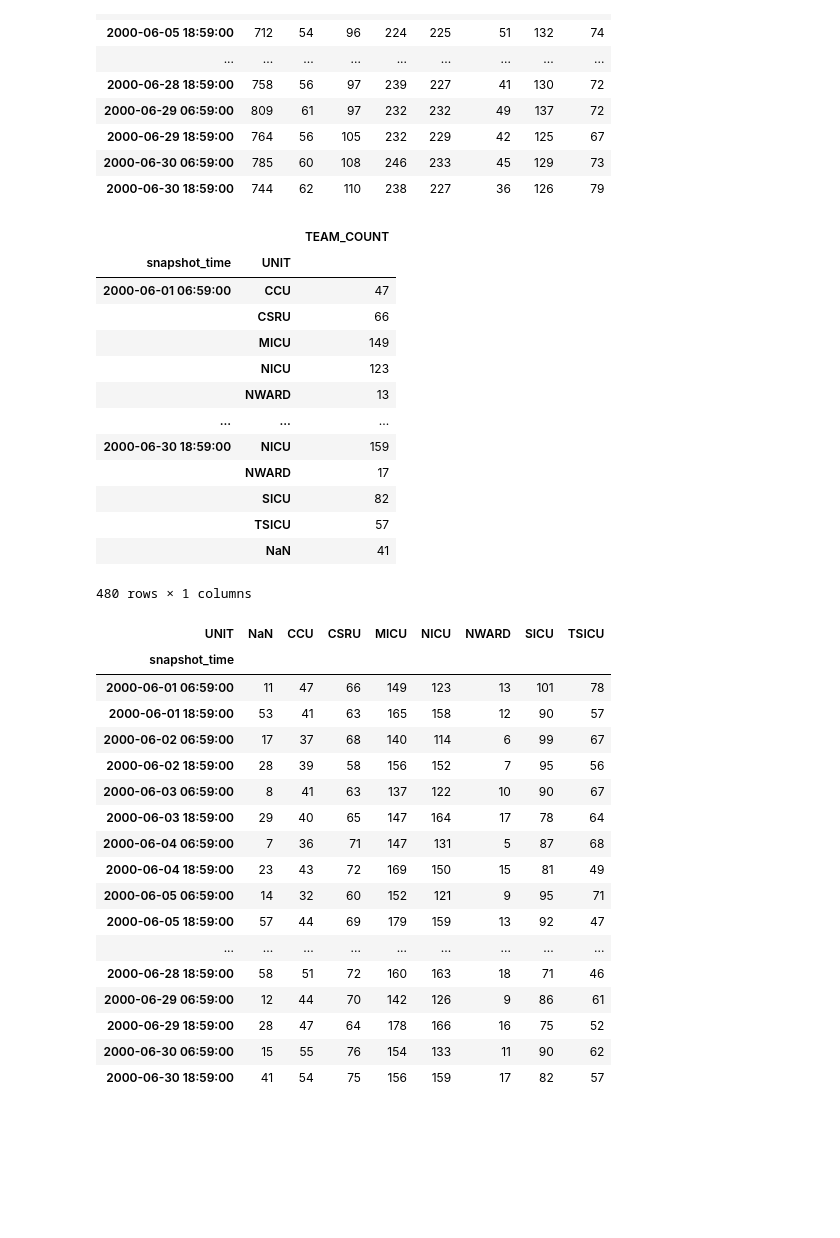
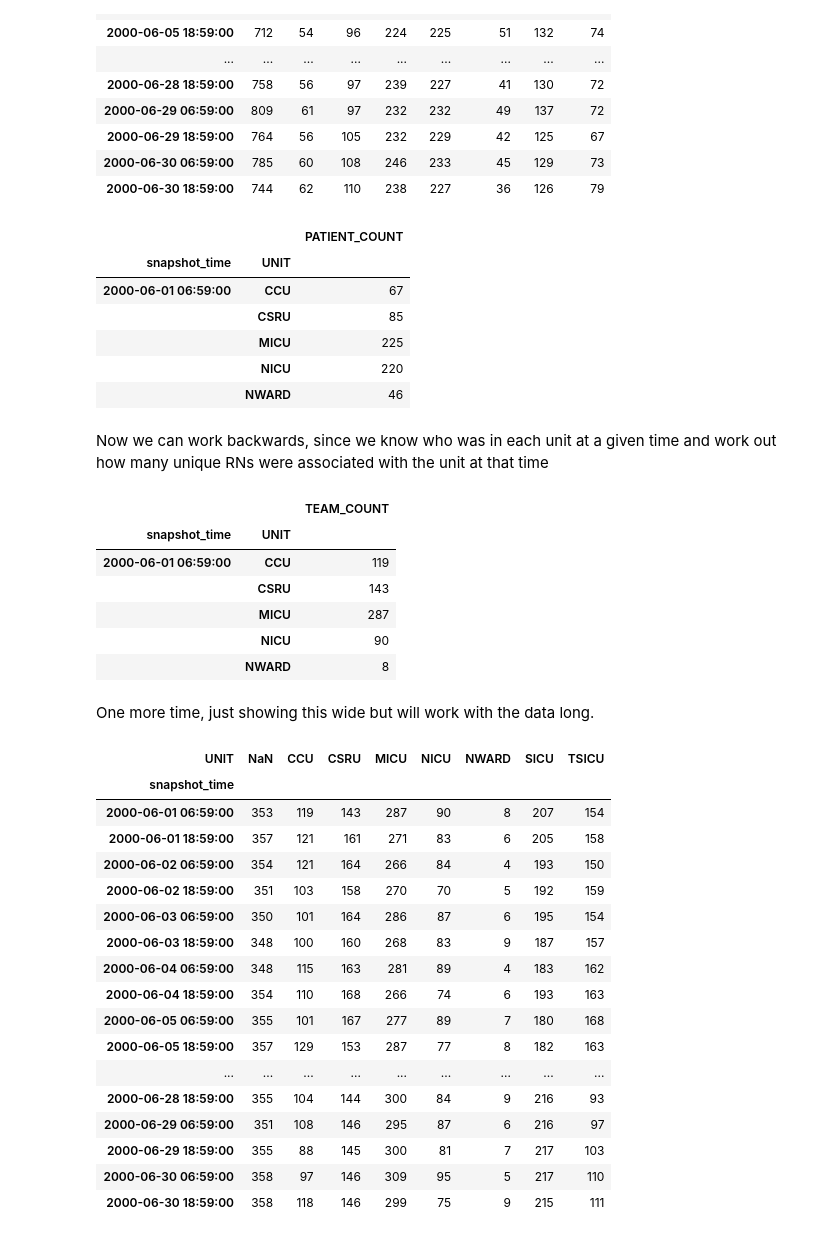
Before and after one commit to arfenarf/wi-coding-challenge, a Jupyter notebook: retrospective_analysis.ipynb, the cells around one changed output. Cells and saved outputs as stored; diff of their text form; code cells hidden in the pictures; blank space fills up the shorter version.

```diff
--- a/retrospective_analysis.ipynb
+++ b/retrospective_analysis.ipynb
@@ -27,4 +29,8 @@ discharges = []
 # %%
+snapdata = []
+careteam = []
+discharges = []
+
 # collect data at each of the given snapshot points
 for snapdate in scaffold:
     # where is the patient right now?
@@ -37,24 +43,24 @@ for snapdate in scaffold:
     patient_location['snapshot_time'] = snapdate
     snapdata.append(patient_location)
 
-    # who is the care team for each patient right now?
+    # who is the nursing team for each patient right now?
     care_detail = pd.read_sql_query(f"""
             SELECT SUBJECT_ID, tt.CGID, LABEL, DESCRIPTION
             FROM TREATMENT_TEAM tt
             LEFT JOIN CARE_GIVERS cg on tt.CGID = cg.CGID
             WHERE tt.STARTTIME <= '{snapdate}'
             AND tt.ENDTIME > '{snapdate}'
-            -- TODO add the CG filter for nurses
+            AND lower(LABEL) = 'rn' OR lower(DESCRIPTION) = 'rn'
         """, con = con)
     care_detail['snapshot_time'] = snapdate
     careteam.append(care_detail)
 
-    # how many patients were discharged from each unit right now?
+    # how many patients were discharged from each unit up to four hours before right now?
     discharge_count = pd.read_sql_query(f"""
             SELECT PREV_CAREUNIT as UNIT,
             count(distinct(SUBJECT_ID)) as DISCHARGE_COUNT
             FROM TRANSFERS
-            WHERE INTIME >= '{snapdate - datetime.timedelta(hours = 4)}'
+            WHERE INTIME > '{snapdate - datetime.timedelta(hours = 4)}'
               AND INTIME <= '{snapdate}'
              AND EVENTTYPE = 'discharge'
             GROUP BY PREV_CAREUNIT
@@ -163,52 +155,58 @@ unit_population.reset_index().pivot(index ='snapshot_time', columns='UNIT', valu
 | 2000-06-29 18:59:00 | 764 | 56 | 105 | 232 | 229 | 42 | 125 | 67 |
 | 2000-06-30 06:59:00 | 785 | 60 | 108 | 246 | 233 | 45 | 129 | 73 |
 | 2000-06-30 18:59:00 | 744 | 62 | 110 | 238 | 227 | 36 | 126 | 79 |
+# %%
+unit_population.head()
+# %% [output]
+|  |  | PATIENT_COUNT |
+| snapshot_time | UNIT |  |
+| 2000-06-01 06:59:00 | CCU | 67 |
+|  | CSRU | 85 |
+|  | MICU | 225 |
+|  | NICU | 220 |
+|  | NWARD | 46 |
+# %% [markdown]
+Now we can work backwards, since we know who was in each unit at a given time and work out how many unique RNs were associated with the unit at that time
 # %%
 caregiver_population = snap_df.set_index(['SUBJECT_ID', 'snapshot_time'])\
     .join(care_df.set_index(['SUBJECT_ID', 'snapshot_time']))\
     .dropna(subset = ['CGID'], axis=0)\
     .reset_index()\
     .drop(columns=['SUBJECT_ID','LABEL', 'DESCRIPTION'])\
     .groupby(['snapshot_time','UNIT'], dropna = False)\
     .nunique().rename(columns={'CGID':'TEAM_COUNT'})
-caregiver_population
+caregiver_population.head()
 # %% [output]
 |  |  | TEAM_COUNT |
 | snapshot_time | UNIT |  |
-| 2000-06-01 06:59:00 | CCU | 47 |
-|  | CSRU | 66 |
-|  | MICU | 149 |
-|  | NICU | 123 |
-|  | NWARD | 13 |
-| ... | ... | ... |
-| 2000-06-30 18:59:00 | NICU | 159 |
-|  | NWARD | 17 |
-|  | SICU | 82 |
-|  | TSICU | 57 |
-|  | NaN | 41 |
+| 2000-06-01 06:59:00 | CCU | 119 |
+|  | CSRU | 143 |
+|  | MICU | 287 |
+|  | NICU | 90 |
+|  | NWARD | 8 |
-480 rows × 1 columns
+# %% [markdown]
+One more time, just showing this wide but will work with the data long.
 # %%
-# one more time, just showing this wide but will work with the data long.
 caregiver_population.reset_index().pivot(index ='snapshot_time', columns='UNIT', values = 'TEAM_COUNT').fillna(0)
 # %% [output]
 | UNIT | NaN | CCU | CSRU | MICU | NICU | NWARD | SICU | TSICU |
 | snapshot_time |  |  |  |  |  |  |  |  |
-| 2000-06-01 06:59:00 | 11 | 47 | 66 | 149 | 123 | 13 | 101 | 78 |
-| 2000-06-01 18:59:00 | 53 | 41 | 63 | 165 | 158 | 12 | 90 | 57 |
-| 2000-06-02 06:59:00 | 17 | 37 | 68 | 140 | 114 | 6 | 99 | 67 |
-| 2000-06-02 18:59:00 | 28 | 39 | 58 | 156 | 152 | 7 | 95 | 56 |
-| 2000-06-03 06:59:00 | 8 | 41 | 63 | 137 | 122 | 10 | 90 | 67 |
-| 2000-06-03 18:59:00 | 29 | 40 | 65 | 147 | 164 | 17 | 78 | 64 |
-| 2000-06-04 06:59:00 | 7 | 36 | 71 | 147 | 131 | 5 | 87 | 68 |
-| 2000-06-04 18:59:00 | 23 | 43 | 72 | 169 | 150 | 15 | 81 | 49 |
-| 2000-06-05 06:59:00 | 14 | 32 | 60 | 152 | 121 | 9 | 95 | 71 |
-| 2000-06-05 18:59:00 | 57 | 44 | 69 | 179 | 159 | 13 | 92 | 47 |
+| 2000-06-01 06:59:00 | 353 | 119 | 143 | 287 | 90 | 8 | 207 | 154 |
+| 2000-06-01 18:59:00 | 357 | 121 | 161 | 271 | 83 | 6 | 205 | 158 |
+| 2000-06-02 06:59:00 | 354 | 121 | 164 | 266 | 84 | 4 | 193 | 150 |
+| 2000-06-02 18:59:00 | 351 | 103 | 158 | 270 | 70 | 5 | 192 | 159 |
+| 2000-06-03 06:59:00 | 350 | 101 | 164 | 286 | 87 | 6 | 195 | 154 |
+| 2000-06-03 18:59:00 | 348 | 100 | 160 | 268 | 83 | 9 | 187 | 157 |
+| 2000-06-04 06:59:00 | 348 | 115 | 163 | 281 | 89 | 4 | 183 | 162 |
+| 2000-06-04 18:59:00 | 354 | 110 | 168 | 266 | 74 | 6 | 193 | 163 |
+| 2000-06-05 06:59:00 | 355 | 101 | 167 | 277 | 89 | 7 | 180 | 168 |
+| 2000-06-05 18:59:00 | 357 | 129 | 153 | 287 | 77 | 8 | 182 | 163 |
 | ... | ... | ... | ... | ... | ... | ... | ... | ... |
-| 2000-06-28 18:59:00 | 58 | 51 | 72 | 160 | 163 | 18 | 71 | 46 |
-| 2000-06-29 06:59:00 | 12 | 44 | 70 | 142 | 126 | 9 | 86 | 61 |
-| 2000-06-29 18:59:00 | 28 | 47 | 64 | 178 | 166 | 16 | 75 | 52 |
-| 2000-06-30 06:59:00 | 15 | 55 | 76 | 154 | 133 | 11 | 90 | 62 |
-| 2000-06-30 18:59:00 | 41 | 54 | 75 | 156 | 159 | 17 | 82 | 57 |
+| 2000-06-28 18:59:00 | 355 | 104 | 144 | 300 | 84 | 9 | 216 | 93 |
+| 2000-06-29 06:59:00 | 351 | 108 | 146 | 295 | 87 | 6 | 216 | 97 |
+| 2000-06-29 18:59:00 | 355 | 88 | 145 | 300 | 81 | 7 | 217 | 103 |
+| 2000-06-30 06:59:00 | 358 | 97 | 146 | 309 | 95 | 5 | 217 | 110 |
+| 2000-06-30 18:59:00 | 358 | 118 | 146 | 299 | 75 | 9 | 215 | 111 |
 # %%
 unit_measures = pd.concat([unit_population, discharge_df, caregiver_population], axis = 1).fillna(0)
 unit_measures['nurse_discharge_ratio'] = unit_measures.DISCHARGE_COUNT / unit_measures.PATIENT_COUNT
```
Also changed, not shown: parts of 40 cells of this notebook, 3 other files.
